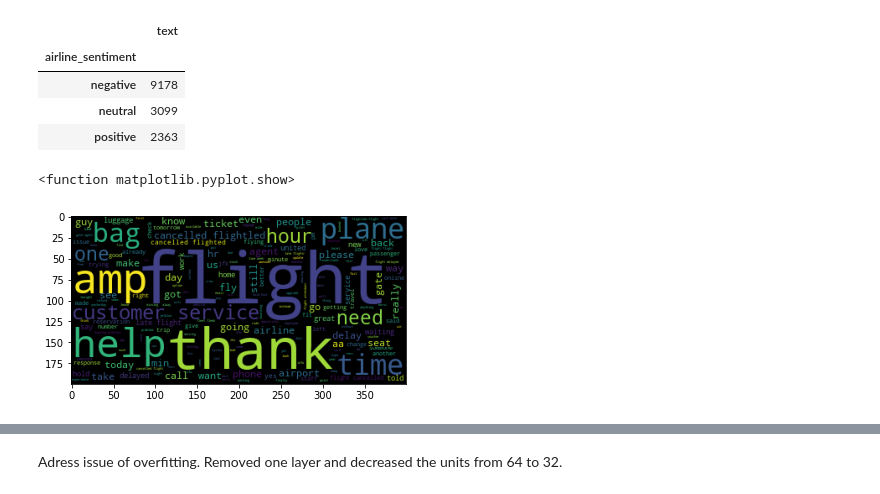
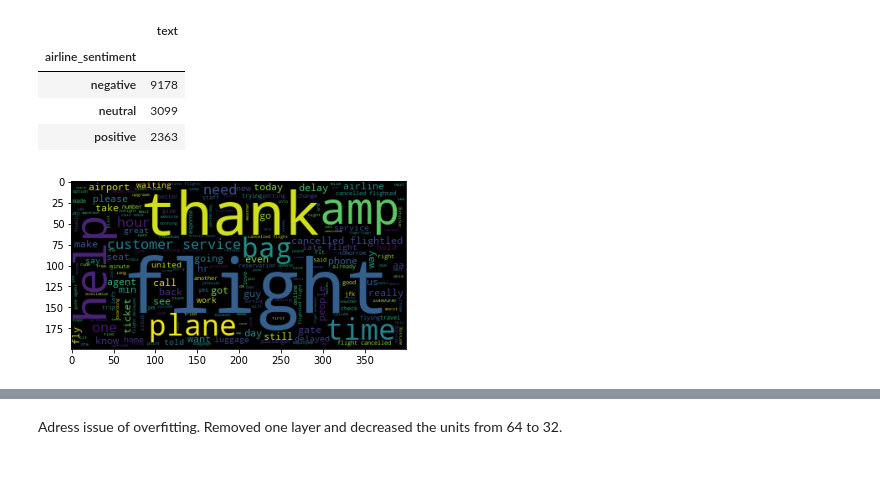
Before and after one commit to Apolinar97/CS497_tweet_sentiment_analysis, a Jupyter notebook: final_project.ipynb, the cells around one changed output, grey strips where cells are left out. Cells and saved outputs as stored; diff of their text form; code cells hidden in the pictures.

```diff
--- a/final_project.ipynb
+++ b/final_project.ipynb
@@ -91,12 +91,11 @@ df.groupby(['airline_sentiment']).count()
 # %%
 from wordcloud import WordCloud
 wordcloud = WordCloud()
 wordcloud.generate(' '.join((np.concatenate(df.text.values))))
 plt.imshow(wordcloud)
-plt.show
+plt.show()
 # %% [output]
-<function matplotlib.pyplot.show>
-[figure, old version]
+[figure, new version]
 # %%
 ana_df = pd.read_csv('Tweets.csv')
 ana_df.drop(col_to_drop,axis=1, inplace=True)
```
Also changed, not shown: parts of 11 cells of this notebook.
